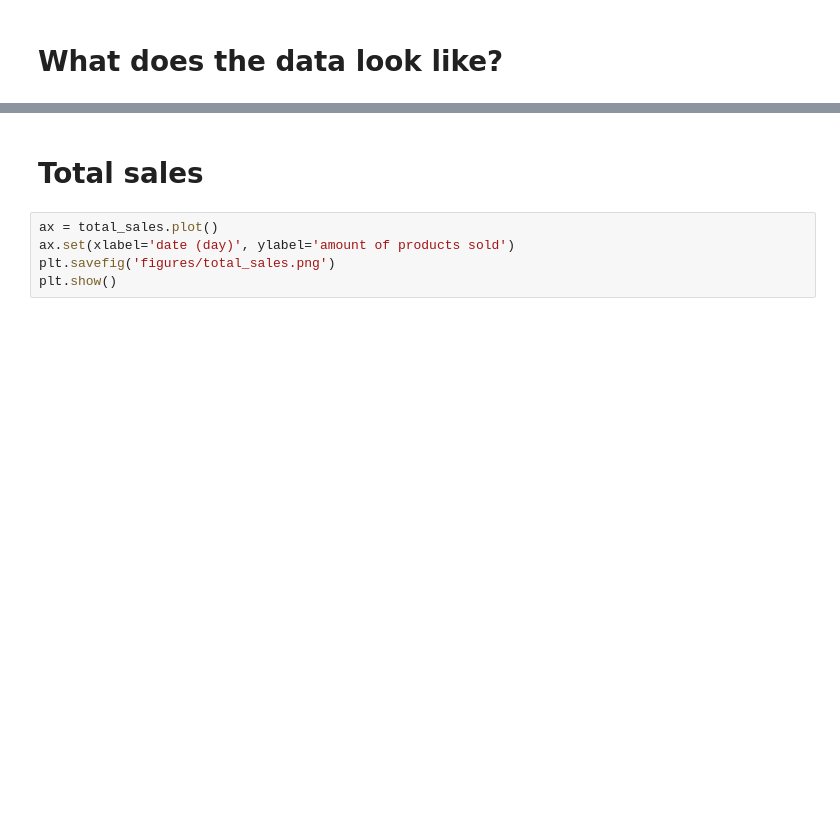
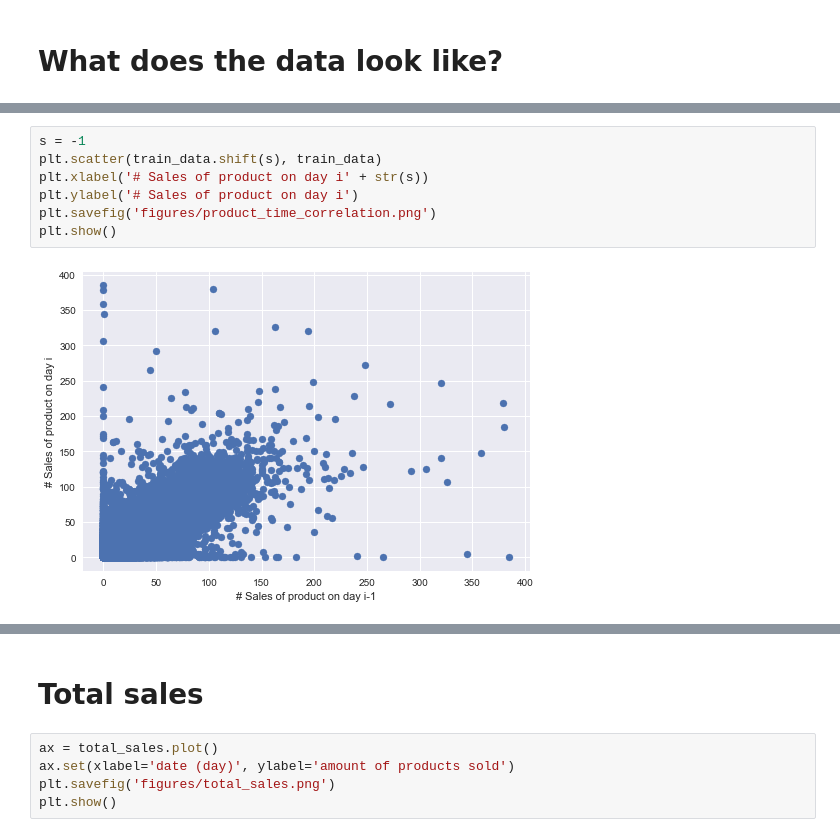
Before and after one commit to Basvdbrink1998/Applied_Forcasting_Project, a Jupyter notebook: Exploration.ipynb, the cells around one changed output, grey strips where cells are left out. Drawn from its saved outputs; the diff is of its cells as text; blank space fills up the shorter version.

```diff
--- a/Exploration.ipynb
+++ b/Exploration.ipynb
@@ -67,0 +134,9 @@ plt.show()
+# %%
+s = -1
+plt.scatter(train_data.shift(s), train_data)
+plt.xlabel('# Sales of product on day i' + str(s))
+plt.ylabel('# Sales of product on day i')
+plt.savefig('figures/product_time_correlation.png')
+plt.show()
+# %% [output]
+[figure, added]
```
Also changed, not shown: parts of 37 cells of this notebook, 8 other files.
